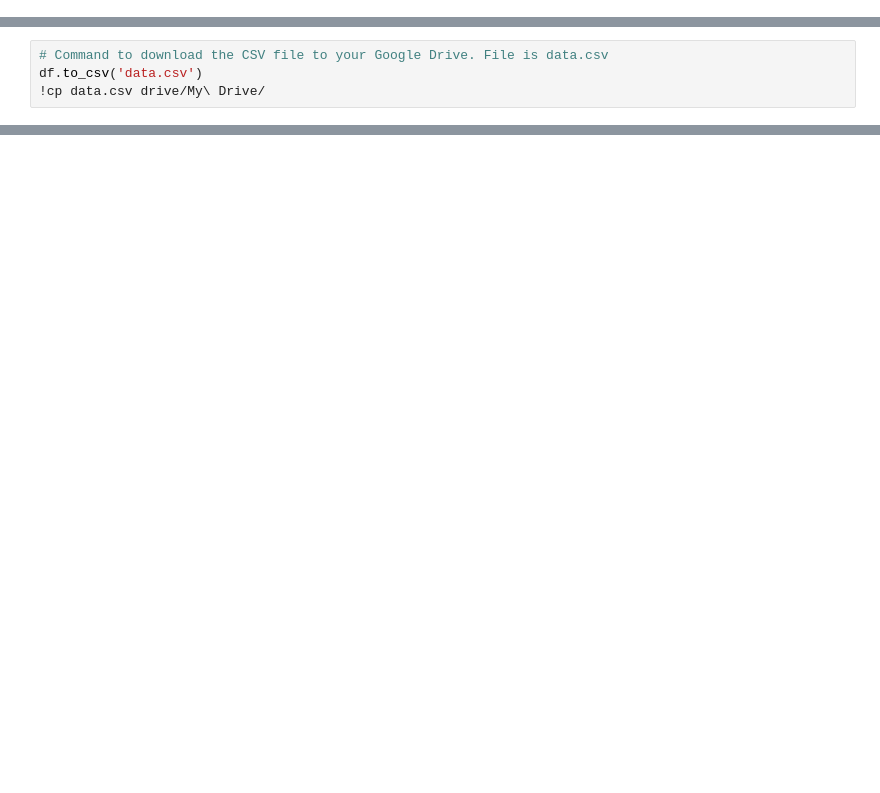
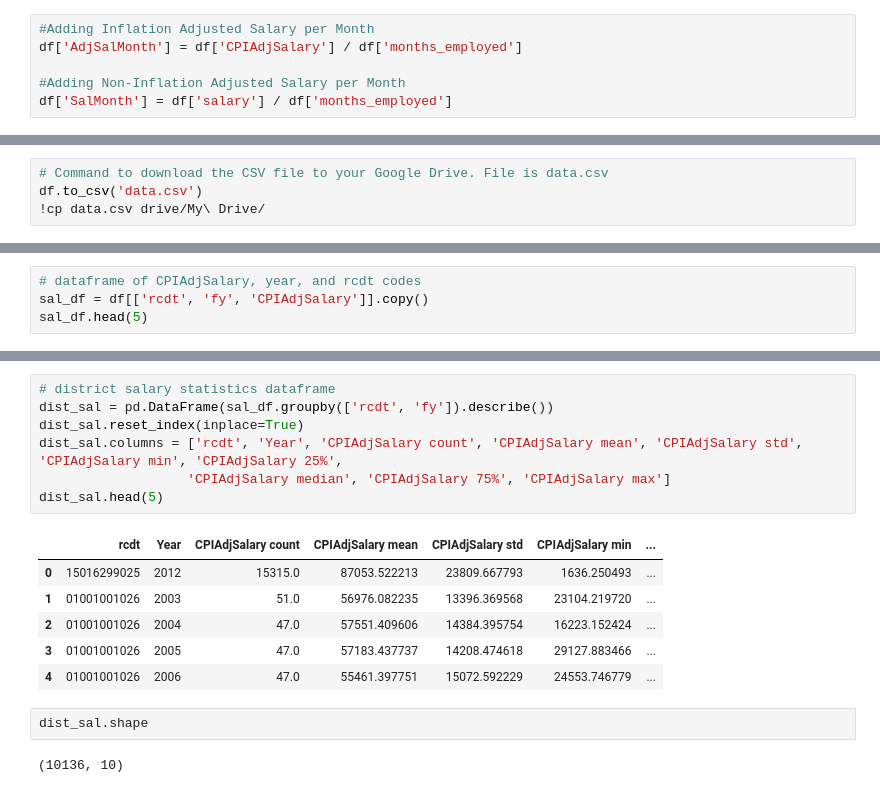
Before and after one commit to spanman888/DSC672_Teacher_Salary, a Jupyter notebook: Capstone_Teacher_Salary.ipynb, the cells around one changed output, grey strips where cells are left out. Cells and saved outputs as stored; diff of their text form; blank space fills up the shorter version.

```diff
--- a/Capstone_Teacher_Salary.ipynb
+++ b/Capstone_Teacher_Salary.ipynb
@@ -113,3 +96,9 @@ df['CPIAdjSalary'] = df['salary'] * df['CPI_Multiplier']
+# %%
+#Adding Inflation Adjusted Salary per Month
+df['AdjSalMonth'] = df['CPIAdjSalary'] / df['months_employed']
+
+#Adding Non-Inflation Adjusted Salary per Month
+df['SalMonth'] = df['salary'] / df['months_employed']
 # %%
 #moving CPIAdjSalary to first column
 cols = df.columns.tolist()
@@ -287,0 +378,4 @@ df.to_csv('data.csv')
+# %%
+# dataframe of CPIAdjSalary, year, and rcdt codes
+sal_df = df[['rcdt', 'fy', 'CPIAdjSalary']].copy()
+sal_df.head(5)
@@ -287,0 +389,18 @@ df.to_csv('data.csv')
+# %%
+# district salary statistics dataframe
+dist_sal = pd.DataFrame(sal_df.groupby(['rcdt', 'fy']).describe())
+dist_sal.reset_index(inplace=True)
+dist_sal.columns = ['rcdt', 'Year', 'CPIAdjSalary count', 'CPIAdjSalary mean', 'CPIAdjSalary std', 'CPIAdjSalary min', 'CPIAdjSalary 25%',
+                   'CPIAdjSalary median', 'CPIAdjSalary 75%', 'CPIAdjSalary max']
+dist_sal.head(5)
+# %% [output]
+|  | rcdt | Year | CPIAdjSalary count | CPIAdjSalary mean | CPIAdjSalary std | CPIAdjSalary min | ... |
+| 0 | 15016299025 | 2012 | 15315.0 | 87053.522213 | 23809.667793 | 1636.250493 | ... |
+| 1 | 01001001026 | 2003 | 51.0 | 56976.082235 | 13396.369568 | 23104.219720 | ... |
+| 2 | 01001001026 | 2004 | 47.0 | 57551.409606 | 14384.395754 | 16223.152424 | ... |
+| 3 | 01001001026 | 2005 | 47.0 | 57183.437737 | 14208.474618 | 29127.883466 | ... |
+| 4 | 01001001026 | 2006 | 47.0 | 55461.397751 | 15072.592229 | 24553.746779 | ... |
+# %%
+dist_sal.shape
+# %% [output]
+(10136, 10)
```
Also changed, not shown: parts of 39 cells of this notebook.
